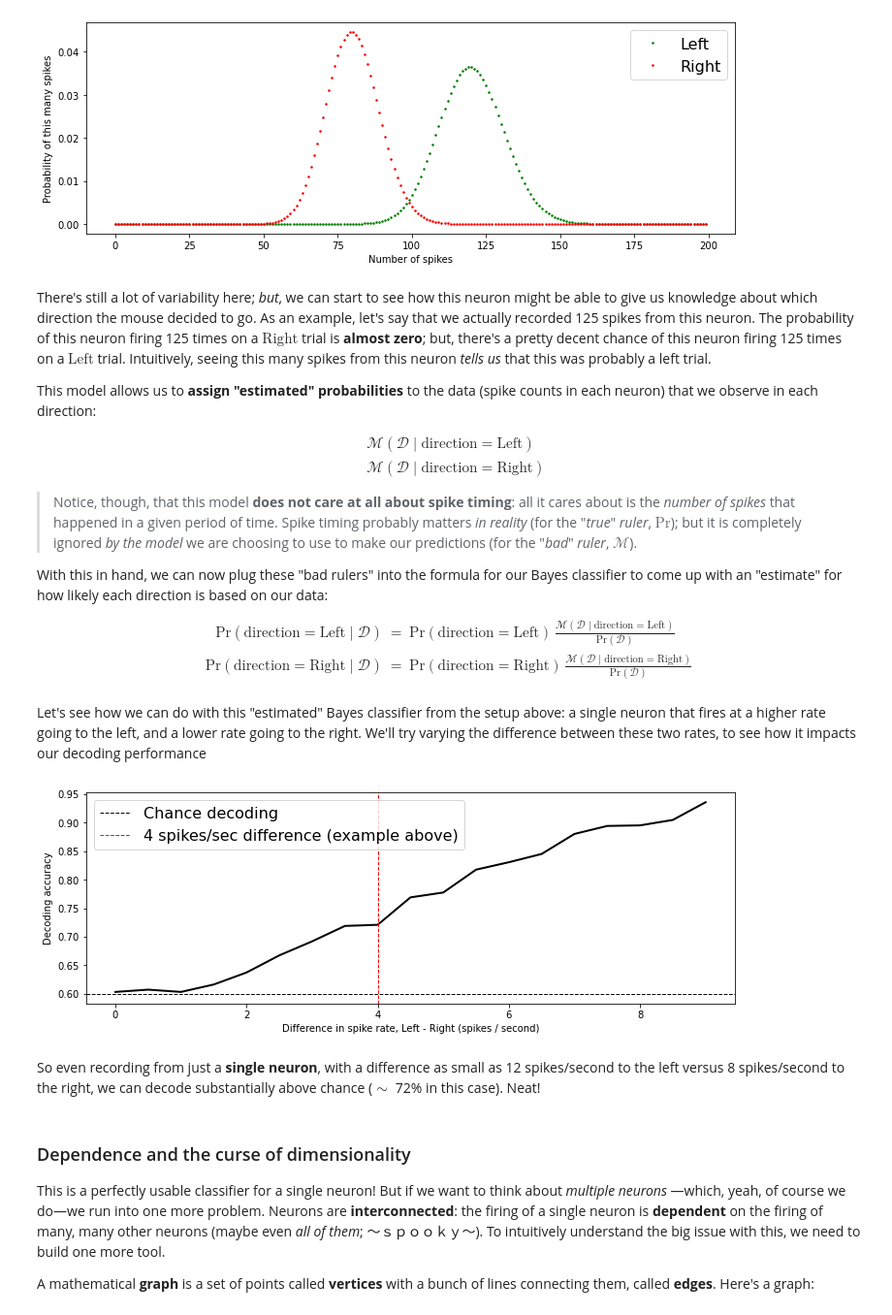
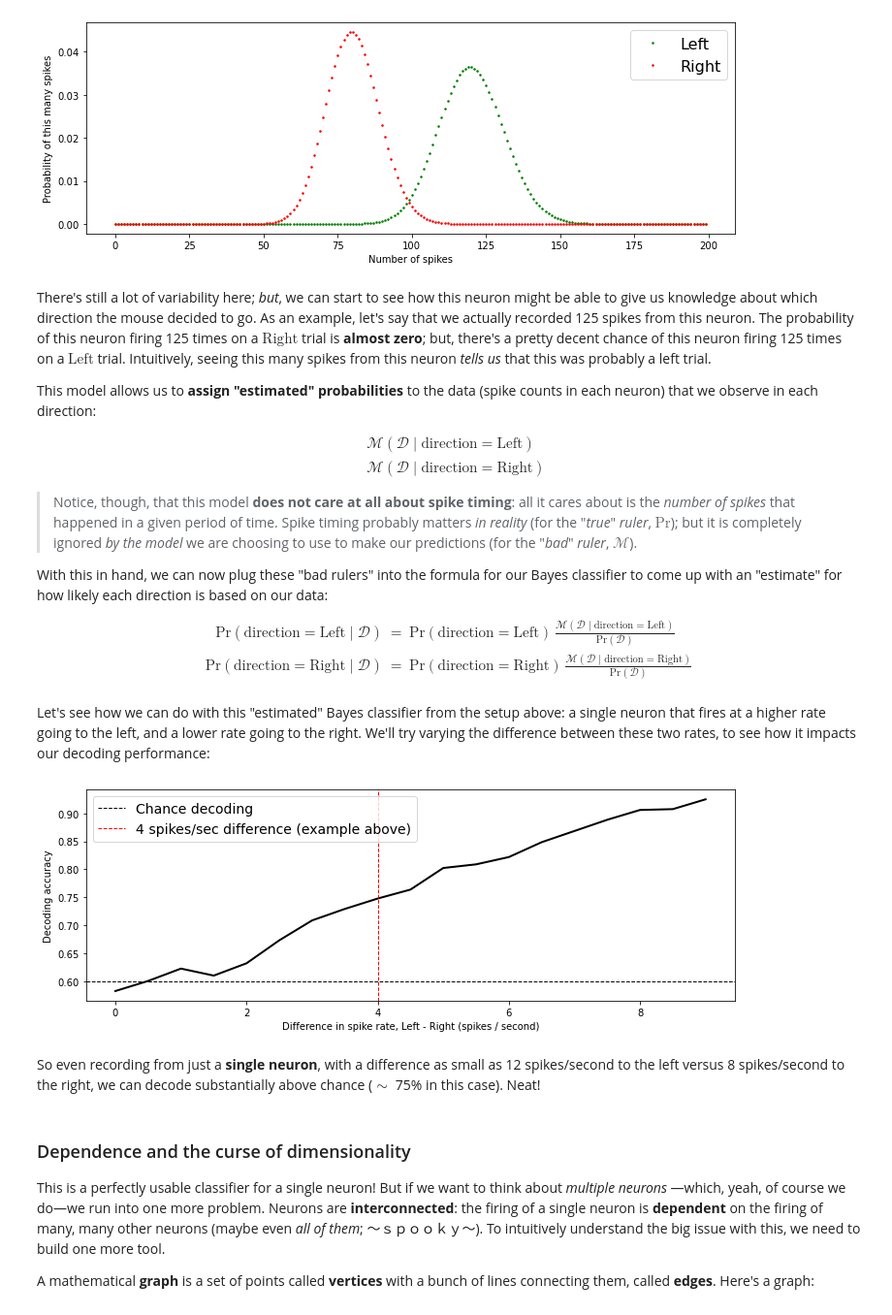
Before and after one commit to maxcollard/naive-bayes, a Jupyter notebook: naive-bayes-4-models.ipynb, the cells around one changed output. Shown at 97% size. Drawn from its saved outputs; the diff is of its cells as text; code cells hidden in the pictures.

```diff
--- a/naive-bayes-4-models.ipynb
+++ b/naive-bayes-4-models.ipynb
@@ -139,7 +139,7 @@ $$
 \end{eqnarray*}
 $$
 
-Let's see how we can do with this "estimated" Bayes classifier from the setup above: a single neuron that fires at a higher rate going to the left, and a lower rate going to the right. We'll try varying the difference between these two rates, to see how it impacts our decoding performance
+Let's see how we can do with this "estimated" Bayes classifier from the setup above: a single neuron that fires at a higher rate going to the left, and a lower rate going to the right. We'll try varying the difference between these two rates, to see how it impacts our decoding performance:
 # %%
 spikes_per_sec_center = 10
 
@@ -213,37 +213,37 @@ plt.figure( figsize = (12, 4) )
 plt.plot( spikes_per_sec_diff_test,
           frac_correct_test,
           'k-',
           linewidth = 2)
 
 # Show the chance level, which is the larger of the two priors
 frac_correct_chance = np.maximum( prior_left, prior_right )
 xl = plt.xlim()
 plt.plot( xl,
           [frac_correct_chance, frac_correct_chance],
           'k--',
           linewidth = 1,
           label = 'Chance decoding' )
 plt.xlim( xl )
 
 # Show the difference we used for the example
 yl = plt.ylim()
 plt.plot( [4., 4.],
           yl,
           'r--',
           linewidth = 1,
           label = '4 spikes/sec difference (example above)' )
 plt.ylim( yl )
 
 plt.xlabel( 'Difference in spike rate, Left - Right (spikes / second)' )
 plt.ylabel( 'Decoding accuracy' )
 
-plt.legend( fontsize = 16 )
+plt.legend( fontsize = 14 )
 
 plt.show()
 # %% [output]
-[figure, old version]
+[figure, new version]
 # %% [markdown]
-So even recording from just a **single neuron**, with a difference as small as 12 spikes/second to the left versus 8 spikes/second to the right, we can decode substantially above chance ($\sim$ 72% in this case). Neat!
+So even recording from just a **single neuron**, with a difference as small as 12 spikes/second to the left versus 8 spikes/second to the right, we can decode substantially above chance ($\sim$ 75% in this case). Neat!
 # %% [markdown]
 ### Dependence and the curse of dimensionality
 
```
Also changed, not shown: 2 other files.
